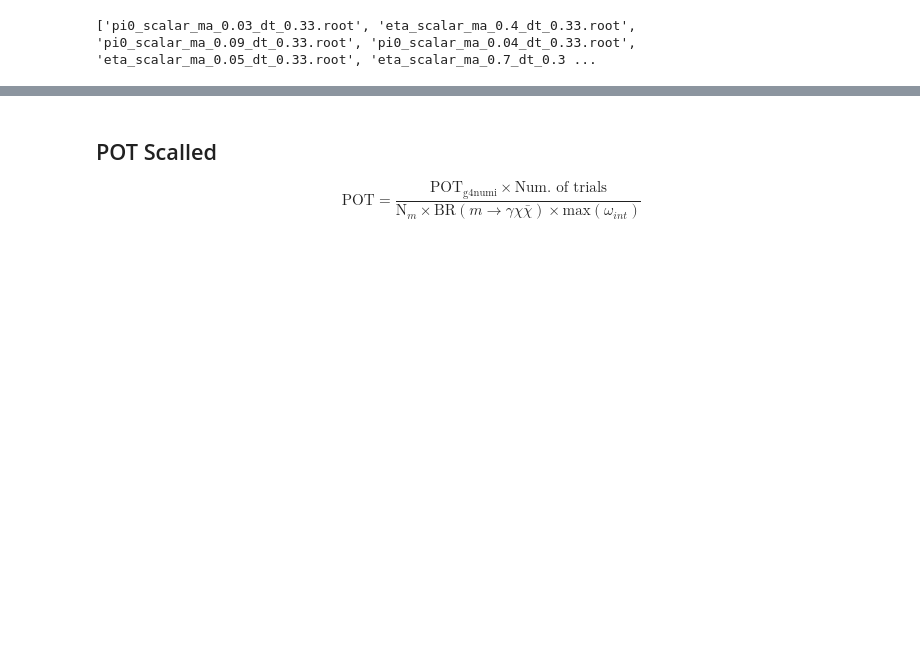
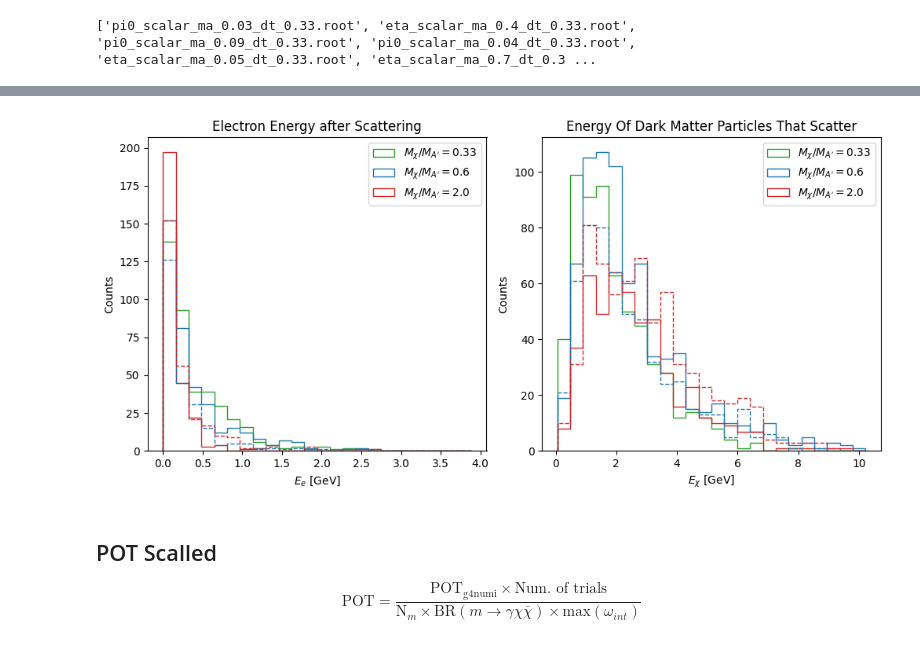
Before and after one commit to amh-137/DarkElectronScatter, a Jupyter notebook: notebooks/kinematics.ipynb, the cells around one changed output, grey strips where cells are left out. Saved outputs shown, nothing was run; the diff lists cells and outputs as text; code cells hidden in the pictures; blank space fills up the shorter version.

Commit message:
Added a nice plot that shows energies

```diff
--- a/notebooks/kinematics.ipynb
+++ b/notebooks/kinematics.ipynb
@@ -90,0 +54,79 @@ print(fname_list)
+# %%
+# plot dynmics for a few MA'
+fig = plt.figure(figsize=(10.2,5))
+e_keys = [b'electron_energy']
+dm_keys = []
+ax = fig.subplots(1,2)
+
+selected_ma = [0.05]
+dt_ratios = [0.33, 0.6, 2.0]
+e_energy = []
+dm_energy = []
+for dm_type in ["scalar", "fermion"]:
+    for ma in selected_ma:
+        for dt in dt_ratios:
+            file = f"eta_{dm_type}_ma_{ma}_dt_{dt}.root"
+            try:
+                with up3.open(f"../data/root/BdNMC/{dm_type}/{file}") as data:
+                    #print(data.keys())
+                    electron_data = data["elecron_tree"]
+                    dm_data = data[b'event_tree']
+                    #print(electron_data.keys())
+                    #print(dm_data.keys())
+
+                    e_energy.append([dm_type, dt, electron_data[b'electron_energy'].array()])
+                    # filter dm energy for those with same id as electrons
+                    e_ids = electron_data[b'electron_id'].array()
+                    mask = np.isin(dm_data[b'id'].array(), e_ids)
+                    print(mask)
+                    dm_scattered_E = dm_data[b'dm_energy'].array()[mask]
+                    dm_energy.append([dm_type, dt, dm_scattered_E])
+
+
+            except:
+                continue
+
+
+dm_energy = pd.DataFrame(dm_energy, columns=["dm_type", "dt", "Ee"])
+e_energy = pd.DataFrame(e_energy, columns=["dm_type", "dt", "Ee"])
+
+# get bin edges
+n_bins = 25
+min_value = np.min([np.min(array) for array in e_energy["Ee"]])
+max_value = np.max([np.max(array) for array in e_energy["Ee"]])
+bin_width = (max_value - min_value) / n_bins
+bins = np.arange(min_value, max_value, bin_width)
+
+import sys
+sys.path.append("../")
+import src.constants as c
+for row in e_energy.iterrows():
+    dt = row[1]["dt"]
+    if row[1]["dm_type"] == "scalar":
+        ax[0].hist(row[1]["Ee"], bins=bins, histtype="step", color=c.dt_col_dict[str(dt)], label=r"$M_\chi/M_{A'}=$"+str(dt))
+    else:
+        ax[0].hist(row[1]["Ee"], bins=bins, histtype="step", linestyle="--", color=c.dt_col_dict[str(dt)])
+
+    ax[0].legend()
+    ax[0].set(title="Electron Energy after Scattering", xlabel=r"$E_e$ [GeV]", ylabel="Counts")
+
+n_bins = 25
+min_value = np.min([np.min(array) for array in dm_energy["Ee"]])
+max_value = np.max([np.max(array) for array in dm_energy["Ee"]])
+bin_width = (max_value - min_value) / n_bins
+bins = np.arange(min_value, max_value, bin_width)
+
+for row in dm_energy.iterrows():
+    dt = row[1]["dt"]
+    if row[1]["dm_type"] == "scalar":
+        ax[1].hist(row[1]["Ee"], bins=bins, histtype="step", color=c.dt_col_dict[str(dt)], label=r"$M_\chi/M_{A'}=$"+str(dt))
+    else:
+        ax[1].hist(row[1]["Ee"], bins=bins, histtype="step", linestyle="--", color=c.dt_col_dict[str(dt)])
+
+    ax[1].legend()
+    ax[1].set(title="Energy Of Dark Matter Particles That Scatter", xlabel=r"$E_\chi$ [GeV]", ylabel="Counts")
+
+fig.tight_layout()
+plt.savefig("../plots/4comparison/2plot.pdf")
+plt.savefig("../plots/4comparison/2plot.png")
+# %% [output]
@@ -91,3 +138,4 @@ print(fname_list)
+[figure, added]
 # %% [markdown]
 ##  POT Scalled
 $$ \text{POT} = \frac{\text{POT}_\text{g4numi}\times\text{Num. of trials}}{\text{N}_m\times \text{BR}(m \rightarrow \gamma \chi \bar\chi) \times \text{max}(\omega_{int})} $$
```
Also changed, not shown: parts of 2 cells of this notebook.
